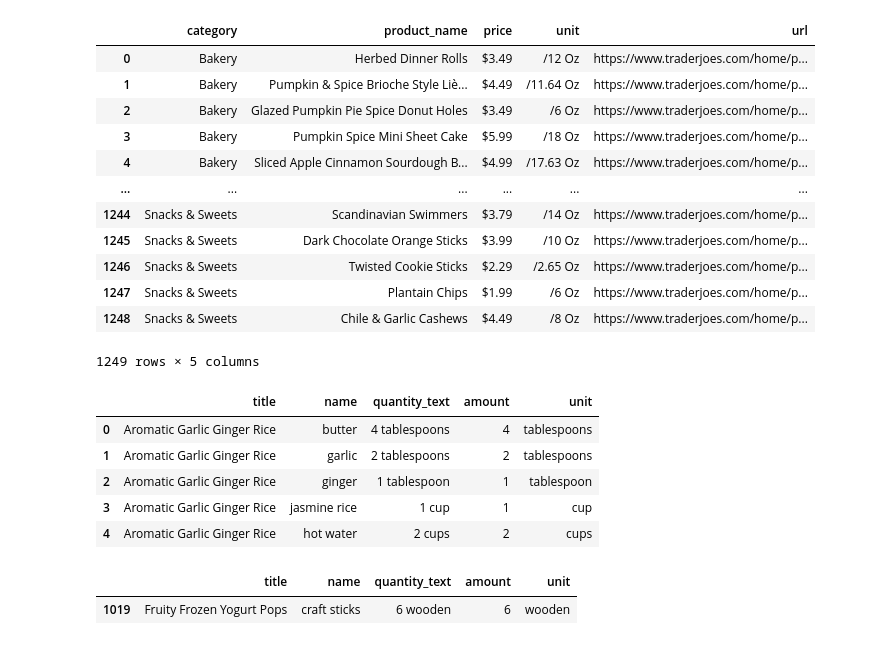
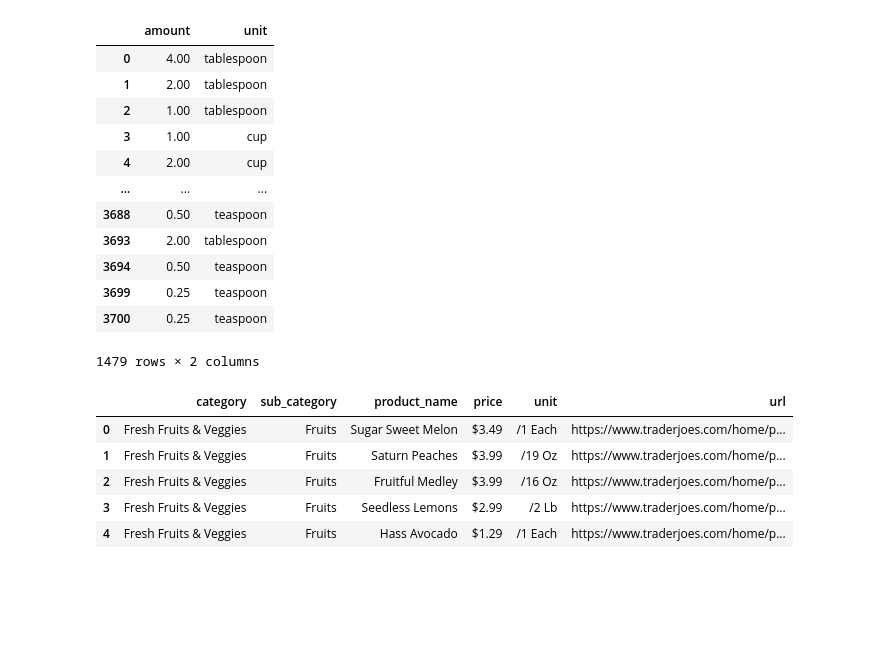
Before and after one commit to btschmid95/team-no-food-waste-for-you, a Jupyter notebook: quantity_exploration/quantity.ipynb, the cells around one changed output. Saved outputs shown, nothing was run; the diff lists cells and outputs as text; code cells hidden in the pictures; blank space fills up the shorter version.

Commit message:
cookbook csv with pantry amounts and units included

```diff
--- a/quantity_exploration/quantity.ipynb
+++ b/quantity_exploration/quantity.ipynb
@@ -6,4 +6,4 @@ import numpy as np
 
 
 cookbook = pd.read_csv('../quantity_exploration/parsed_raw_ingredients_all_mini_with_recipe_context.csv')
-tj_inventory = pd.read_csv("../data/trader_joes_products_v2.csv")
+tj_inventory = pd.read_csv("../data/trader_joes_products_v3.csv")
@@ -10,16 +30,35 @@ tj_inventory = pd.read_csv("../data/trader_joes_products_v2.csv")
+# %%
+start_here = [
+    "cup",
+    "cups",
+    "tablespoon",
+    "tablespoons",
+    "teaspoon",
+    "teaspoons",
+    "ounce",
+    "ounces"]
+cup_table_tea_oz = ingre_units[ingre_units['unit'].isin(start_here)].copy()
+cup_table_tea_oz
+# %% [output]
+|  | amount | unit |
+| 0 | 4.00 | tablespoon |
+| 1 | 2.00 | tablespoon |
+| 2 | 1.00 | tablespoon |
+| 3 | 1.00 | cup |
+| 4 | 2.00 | cup |
+| ... | ... | ... |
+| 3688 | 0.50 | teaspoon |
+| 3693 | 2.00 | tablespoon |
+| 3694 | 0.50 | teaspoon |
+| 3699 | 0.25 | teaspoon |
+| 3700 | 0.25 | teaspoon |
+1479 rows × 2 columns
 # %%
-tj_inventory
+tj_inventory.head()
 # %% [output]
-|  | category | product_name | price | unit | url |
-| 0 | Bakery | Herbed Dinner Rolls | $3.49 | /12 Oz | https://www.traderjoes.com/home/p... |
-| 1 | Bakery | Pumpkin & Spice Brioche Style Liè... | $4.49 | /11.64 Oz | https://www.traderjoes.com/home/p... |
-| 2 | Bakery | Glazed Pumpkin Pie Spice Donut Holes | $3.49 | /6 Oz | https://www.traderjoes.com/home/p... |
-| 3 | Bakery | Pumpkin Spice Mini Sheet Cake | $5.99 | /18 Oz | https://www.traderjoes.com/home/p... |
-| 4 | Bakery | Sliced Apple Cinnamon Sourdough B... | $4.99 | /17.63 Oz | https://www.traderjoes.com/home/p... |
-| ... | ... | ... | ... | ... | ... |
-| 1244 | Snacks & Sweets | Scandinavian Swimmers | $3.79 | /14 Oz | https://www.traderjoes.com/home/p... |
-| 1245 | Snacks & Sweets | Dark Chocolate Orange Sticks | $3.99 | /10 Oz | https://www.traderjoes.com/home/p... |
-| 1246 | Snacks & Sweets | Twisted Cookie Sticks | $2.29 | /2.65 Oz | https://www.traderjoes.com/home/p... |
-| 1247 | Snacks & Sweets | Plantain Chips | $1.99 | /6 Oz | https://www.traderjoes.com/home/p... |
-| 1248 | Snacks & Sweets | Chile & Garlic Cashews | $4.49 | /8 Oz | https://www.traderjoes.com/home/p... |
+|  | category | sub_category | product_name | price | unit | url |
+| 0 | Fresh Fruits & Veggies | Fruits | Sugar Sweet Melon | $3.49 | /1 Each | https://www.traderjoes.com/home/p... |
+| 1 | Fresh Fruits & Veggies | Fruits | Saturn Peaches | $3.99 | /19 Oz | https://www.traderjoes.com/home/p... |
+| 2 | Fresh Fruits & Veggies | Fruits | Fruitful Medley | $3.99 | /16 Oz | https://www.traderjoes.com/home/p... |
+| 3 | Fresh Fruits & Veggies | Fruits | Seedless Lemons | $2.99 | /2 Lb | https://www.traderjoes.com/home/p... |
+| 4 | Fresh Fruits & Veggies | Fruits | Hass Avocado | $1.29 | /1 Each | https://www.traderjoes.com/home/p... |
-1249 rows × 5 columns
@@ -67,15 +64,0 @@ ingre["amount"] = ingre["amount"].apply(normalize_fraction)
-# %%
-ingre.head()
-# %% [output]
-|  | title | name | quantity_text | amount | unit |
-| 0 | Aromatic Garlic Ginger Rice | butter | 4 tablespoons | 4 | tablespoons |
-| 1 | Aromatic Garlic Ginger Rice | garlic | 2 tablespoons | 2 | tablespoons |
-| 2 | Aromatic Garlic Ginger Rice | ginger | 1 tablespoon | 1 | tablespoon |
-| 3 | Aromatic Garlic Ginger Rice | jasmine rice | 1 cup | 1 | cup |
-| 4 | Aromatic Garlic Ginger Rice | hot water | 2 cups | 2 | cups |
-# %%
-wood = ingre[ingre['unit'] == 'wooden']
-wood
-# %% [output]
-|  | title | name | quantity_text | amount | unit |
-| 1019 | Fruity Frozen Yogurt Pops | craft sticks | 6 wooden | 6 | wooden |
```
Also changed, not shown: parts of 28 cells of this notebook, 1 other file.
